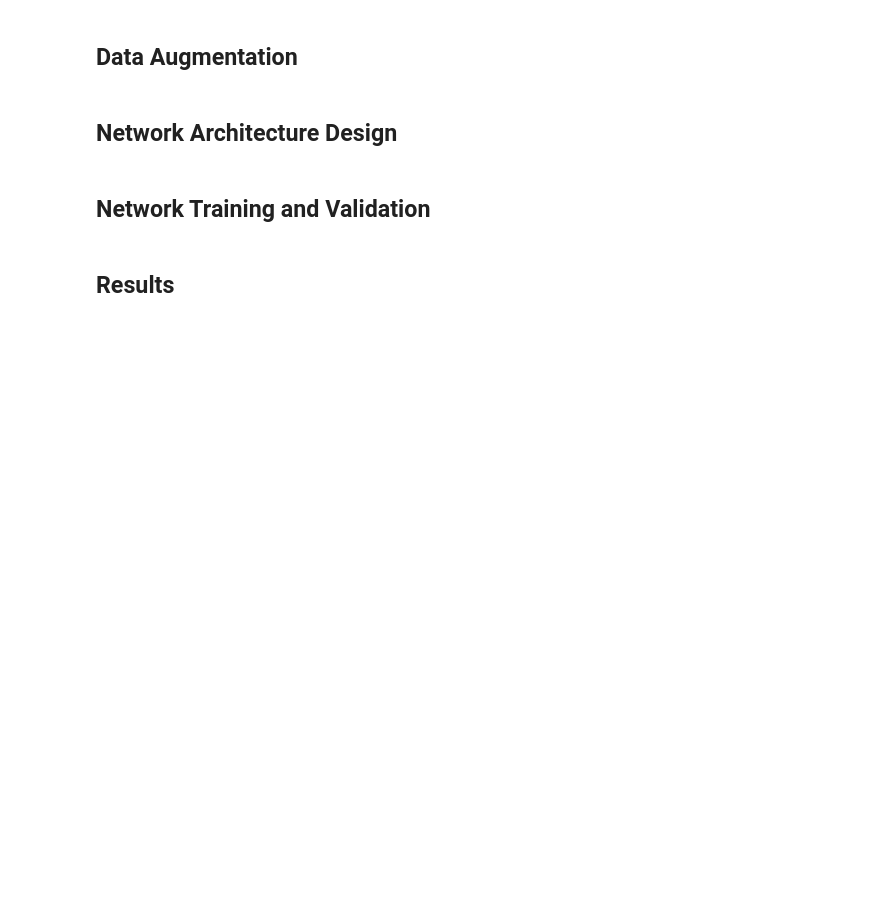
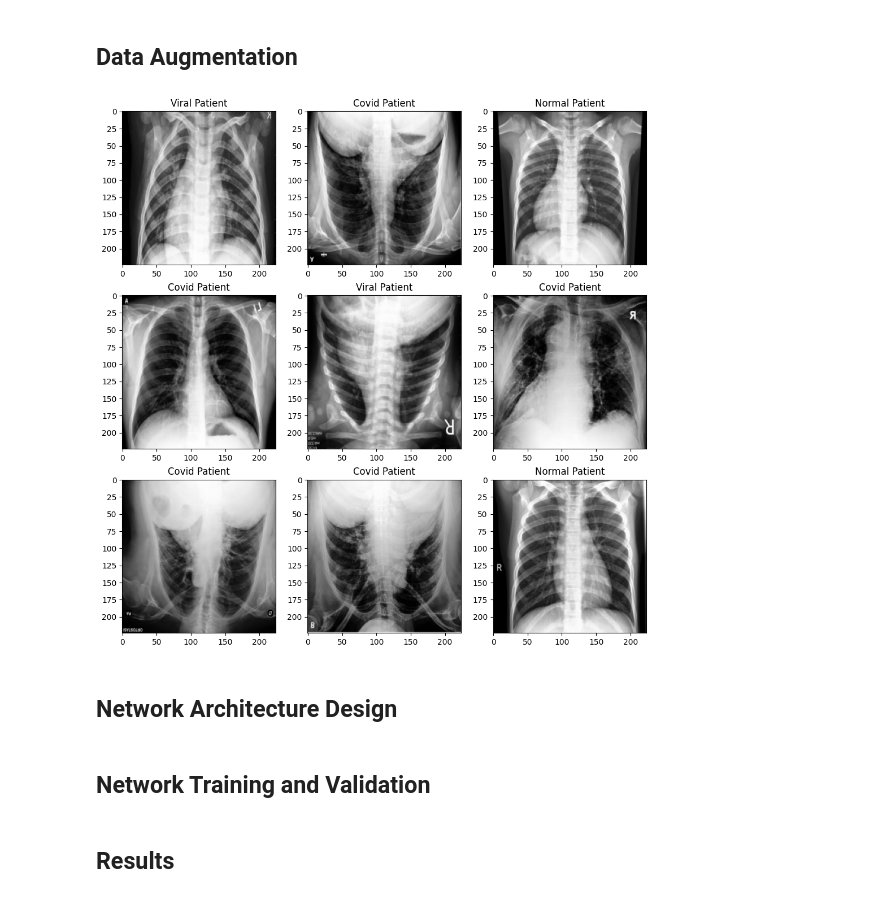
Before and after one commit to fernand0labra/ltu-M7016H, a Jupyter notebook: project.ipynb, the cells around one changed output. Saved outputs shown, nothing was run; the diff lists cells and outputs as text; code cells hidden in the pictures; blank space fills up the shorter version.

```diff
--- a/project.ipynb
+++ b/project.ipynb
@@ -46,4 +49,34 @@ char_plot(sizes, labels)
 # %% [markdown]
 ## Data Augmentation
+# %%
+from torch.utils.data import DataLoader
+from torchvision import transforms, datasets
+
+augmentation_transform = transforms.Compose([
+    transforms.RandomEqualize(1.0),  # Histogram equalization (./docs/papers/article-3.pdf)
+    transforms.RandomHorizontalFlip(0.5),
+    transforms.RandomVerticalFlip(0.5),  # TODO Does it make sense ¿?
+    transforms.Resize((224, 224)),
+    transforms.ToTensor(),
+])
+
+batch_size = 3
+augmentation_dataset = datasets.ImageFolder('./data/train/', transform=augmentation_transform)
+augmentation_dataloader = DataLoader(augmentation_dataset, batch_size=batch_size, shuffle=True)
+
+iterable = iter(augmentation_dataloader)
+fig = plt.figure(figsize=(batch_size * 4, batch_size * 4))
+
+for bix in range(0, batch_size):
+    image_list, label_list = next(iterable)
+
+    for ix, (image, label) in enumerate(zip(image_list, label_list), 1):
+        plt.subplot(batch_size, batch_size, bix * batch_size + ix)  # [n_rows, n_cols, index]
+        plt.imshow(image.numpy().transpose((1, 2, 0)))  # (C, H, W) -> (H, W, C)
+        plt.title(augmentation_dataset.classes[label].capitalize() + " Patient")
+
+plt.show()
+# %% [output]
+[figure, added]
 # %% [markdown]
 ## Network Architecture Design
```
Also changed, not shown: parts of 5 cells of this notebook, 3 other files.
